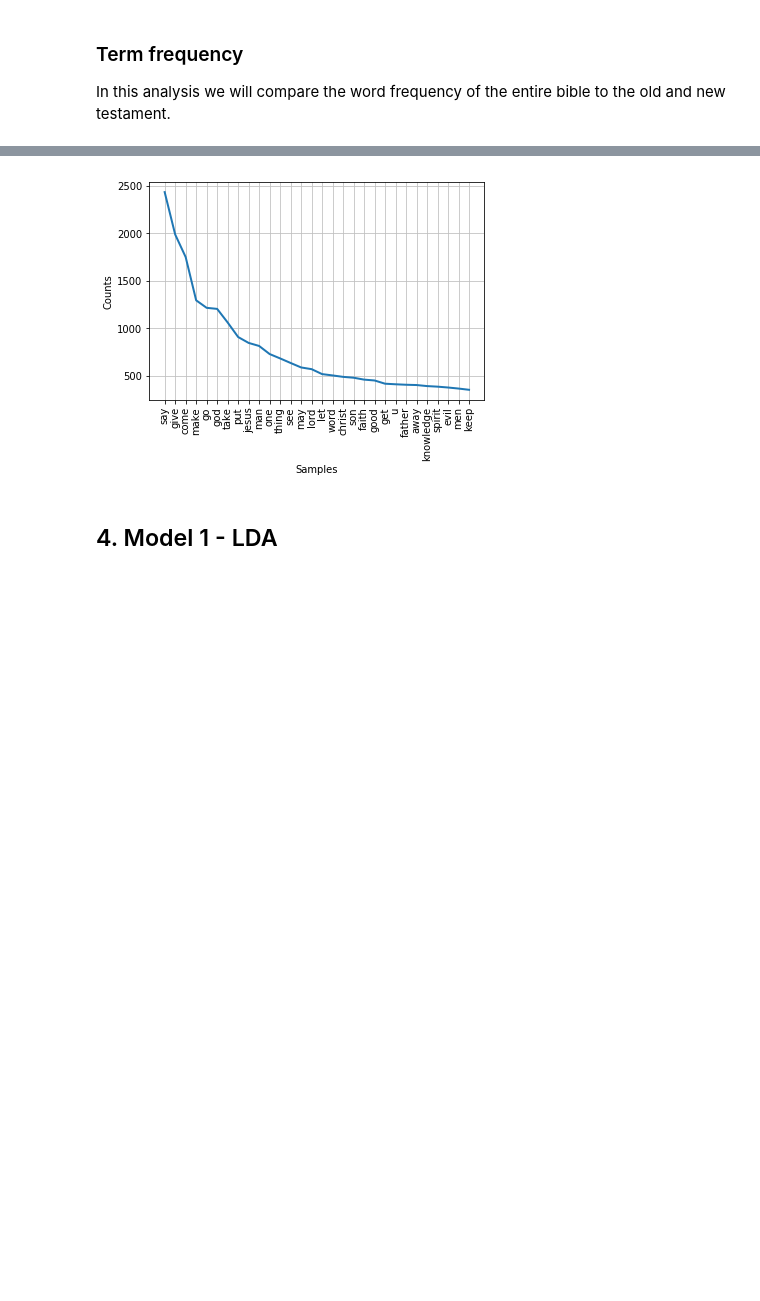
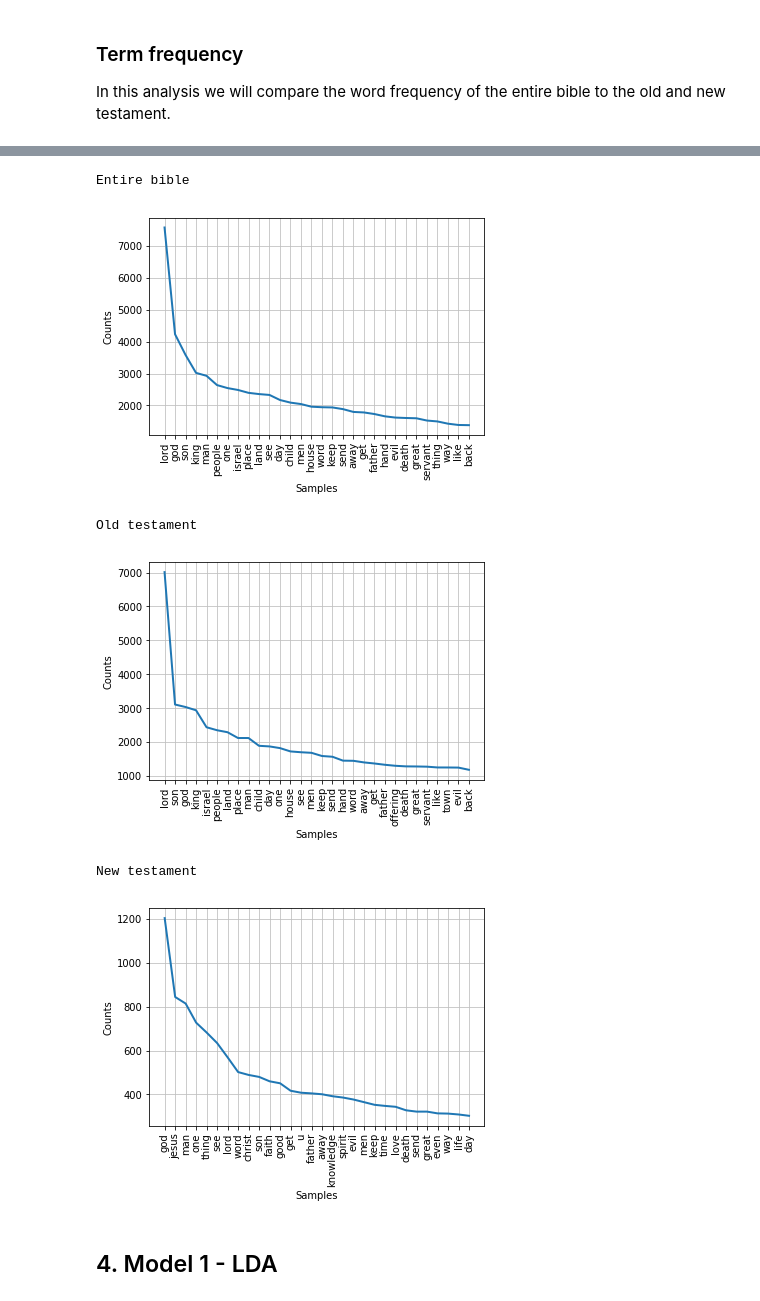
Before and after one commit to Amglex/Machine-Learning-for-textual-data, a Jupyter notebook: ML_Project.ipynb, the cells around one changed output, grey strips where cells are left out. Saved outputs shown, nothing was run; the diff lists cells and outputs as text; code cells hidden in the pictures; blank space fills up the shorter version.

```diff
--- a/ML_Project.ipynb
+++ b/ML_Project.ipynb
@@ -395,22 +346,18 @@ plt.show()
 ### Term frequency
 In this analysis we will compare the word frequency of the entire bible to the old and new testament.
 # %%
-# Entire bible
+# We define a function for the word count and plotting
+def word_count(text):
+    full_text = ''
+    for words in text:
+        full_text += words
 
-# Use cleaned text
-text = df["clean_rm"]
+    # Split the string into words
+    words = full_text.split()
 
-# Merge all books into one string
-full_text = ''
-for words in text:
-    full_text += words
+    # Define minimum length
+    len([words for words in words if len(words) > 5])
 
-# Split the string into words
-words = full_text.split()
-
-# Define minimum length
-len([words for words in words if len(words) > 5])
-
-# Calculate and plot the word frequency
-fd = nltk.FreqDist(words)
-fd.plot(30, cumulative = False)
+    # Calculate and plot the word frequency
+    fd = nltk.FreqDist(words)
+    fd.plot(30, cumulative = False)
@@ -439,23 +364,23 @@ fd.plot(30, cumulative = False)
-# %%
-# New testament
-
-# Use cleaned text
-text = df.loc[df.testament == "New Testament", "clean_rm"]
-
-# Merge all books into one string
-full_text = gen_full_text(text)
-
-# Split the string into words
-words = full_text.split()
-
-# Define minimum length
-len([words for words in words if len(words) > 5])
-
-# Calculate and plot the word frequency
-fd = nltk.FreqDist(words)
-fd.plot(30, cumulative = False)
-# %% [output]
-[figure, removed]
+# %%
+# Calling the function and plotting the results
+print("Entire bible")
+text = df["clean_rm"]
+word_count(text)
+
+print("Old testament")
+text = df.loc[df.testament == "Old Testament", "clean_rm"]
+word_count(text)
+
+print("New testament")
+text = df.loc[df.testament == "New Testament", "clean_rm"]
+word_count(text)
+# %% [output]
+Entire bible
+[figure, added]
+Old testament
+[figure, added]
+New testament
+[figure, added]
 # %% [markdown]
 ## 4. Model 1 - LDA
 # %% [markdown]
```
Also changed, not shown: parts of 85 cells of this notebook.
